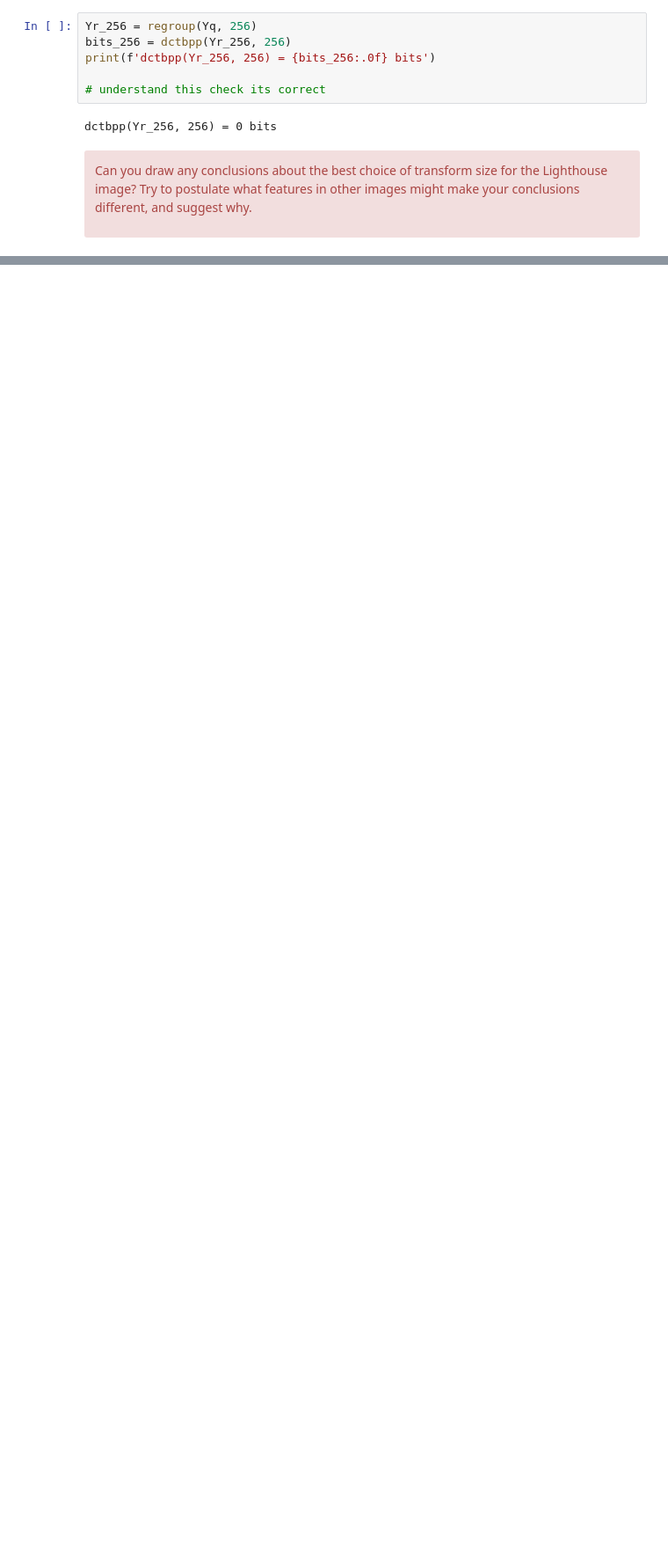
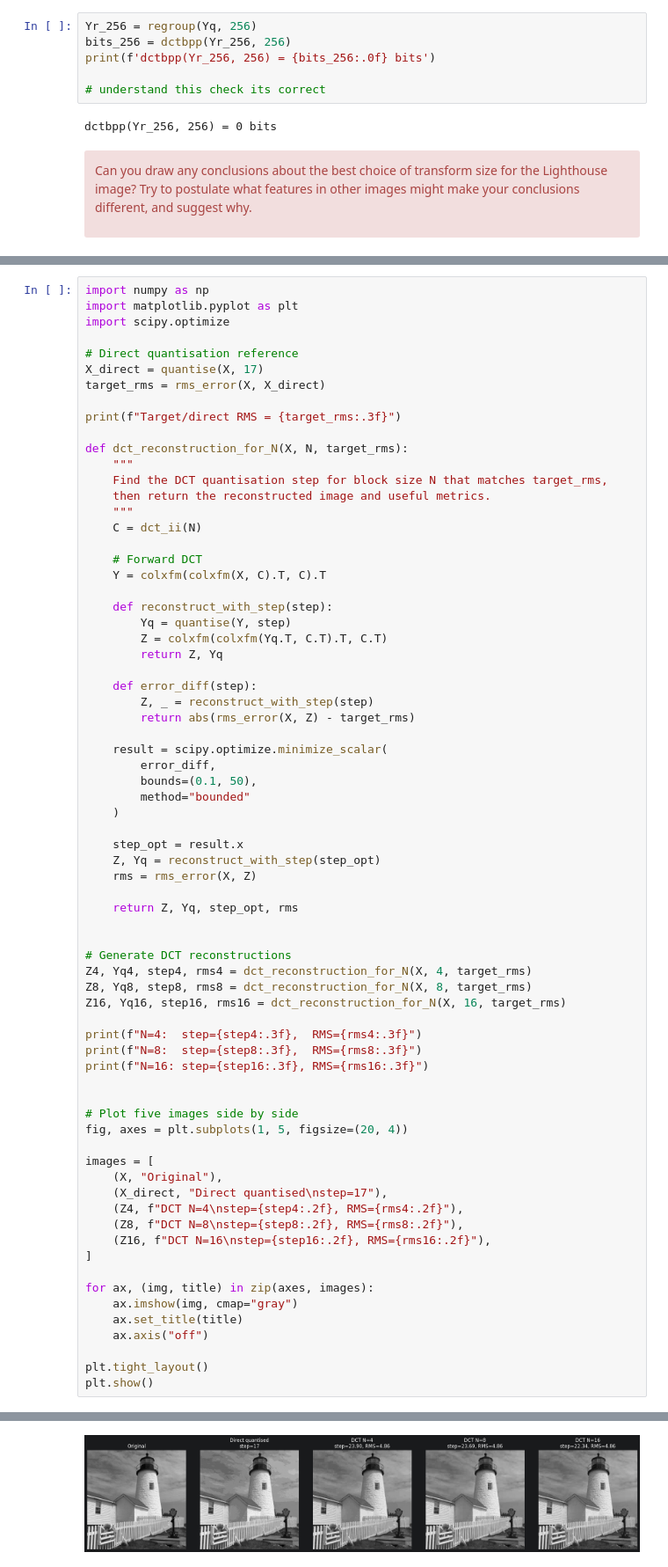
Before and after one commit to dofsdev/SF2, a Jupyter notebook: 7-the-discrete-cosine-transform.ipynb, the cells around one changed output, grey strips where cells are left out. Shown at 88% size. Drawn from its saved outputs; the diff is of its cells as text; blank space fills up the shorter version.

```diff
--- a/7-the-discrete-cosine-transform.ipynb
+++ b/7-the-discrete-cosine-transform.ipynb
@@ -615,0 +614,72 @@ conclusions different, and suggest why.</div>
+# %%
+import numpy as np
+import matplotlib.pyplot as plt
+import scipy.optimize
+
+# Direct quantisation reference
+X_direct = quantise(X, 17)
+target_rms = rms_error(X, X_direct)
+
+print(f"Target/direct RMS = {target_rms:.3f}")
+
+def dct_reconstruction_for_N(X, N, target_rms):
+    """
+    Find the DCT quantisation step for block size N that matches target_rms,
+    then return the reconstructed image and useful metrics.
+    """
+    C = dct_ii(N)
+
+    # Forward DCT
+    Y = colxfm(colxfm(X, C).T, C).T
+
+    def reconstruct_with_step(step):
+        Yq = quantise(Y, step)
+        Z = colxfm(colxfm(Yq.T, C.T).T, C.T)
+        return Z, Yq
+
+    def error_diff(step):
+        Z, _ = reconstruct_with_step(step)
+        return abs(rms_error(X, Z) - target_rms)
+
+    result = scipy.optimize.minimize_scalar(
+        error_diff,
+        bounds=(0.1, 50),
+        method="bounded"
+    )
+
+    step_opt = result.x
+    Z, Yq = reconstruct_with_step(step_opt)
+    rms = rms_error(X, Z)
+
+    return Z, Yq, step_opt, rms
+
+
+# Generate DCT reconstructions
+Z4, Yq4, step4, rms4 = dct_reconstruction_for_N(X, 4, target_rms)
+Z8, Yq8, step8, rms8 = dct_reconstruction_for_N(X, 8, target_rms)
+Z16, Yq16, step16, rms16 = dct_reconstruction_for_N(X, 16, target_rms)
+
+print(f"N=4:  step={step4:.3f},  RMS={rms4:.3f}")
+print(f"N=8:  step={step8:.3f},  RMS={rms8:.3f}")
+print(f"N=16: step={step16:.3f}, RMS={rms16:.3f}")
+
+
+# Plot five images side by side
+fig, axes = plt.subplots(1, 5, figsize=(20, 4))
+
+images = [
+    (X, "Original"),
+    (X_direct, "Direct quantised\nstep=17"),
+    (Z4, f"DCT N=4\nstep={step4:.2f}, RMS={rms4:.2f}"),
+    (Z8, f"DCT N=8\nstep={step8:.2f}, RMS={rms8:.2f}"),
+    (Z16, f"DCT N=16\nstep={step16:.2f}, RMS={rms16:.2f}"),
+]
+
+for ax, (img, title) in zip(axes, images):
+    ax.imshow(img, cmap="gray")
+    ax.set_title(title)
+    ax.axis("off")
+
+plt.tight_layout()
+plt.show()
+# %% [output]
@@ -615,0 +690 @@ conclusions different, and suggest why.</div>
+[figure, added]
```
Also changed, not shown: parts of 8 cells of this notebook, 5 other files.
